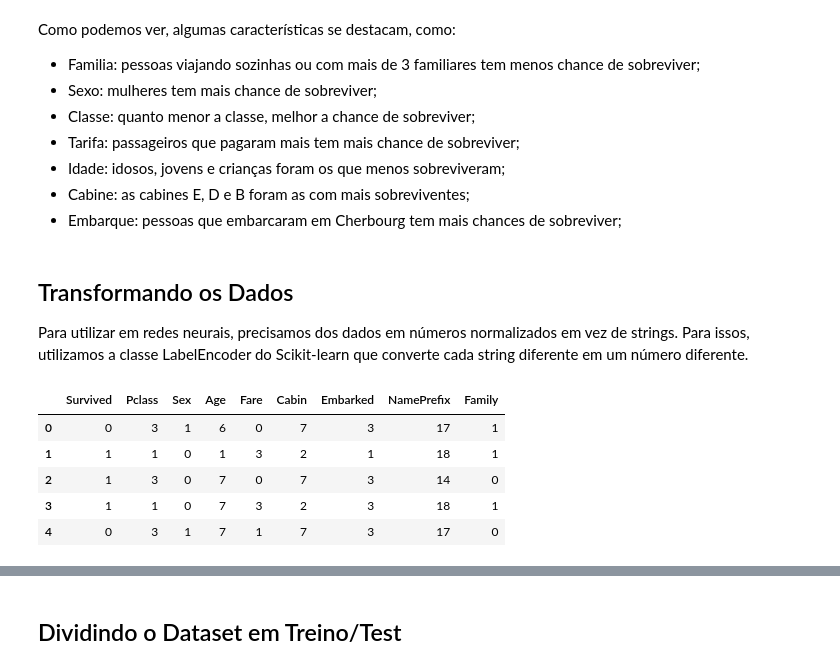
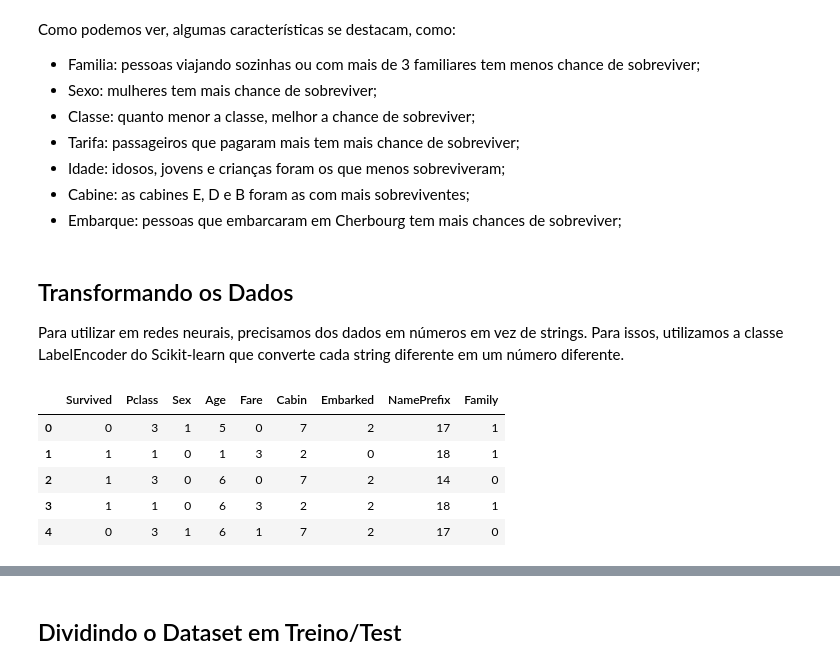
Before and after one commit to gnegrini/Titanic-com-Redes-Neurais, a Jupyter notebook: ANN_Titanic.ipynb, the cells around one changed output, grey strips where cells are left out. Saved outputs shown, nothing was run; the diff lists cells and outputs as text; code cells hidden in the pictures.

Commit message:
Otimizado Tratamento e Treinamento da Rede

```diff
--- a/ANN_Titanic.ipynb
+++ b/ANN_Titanic.ipynb
@@ -123,12 +153,12 @@ print data.Age.sort_values().unique()
 # %%
-# Preenchemos as idades ausentes com valores negativos para incluir na categoria "Desconhecido"
-data.Age = data.Age.fillna(-0.5)
+# Preenchemos as idades ausentes com valores negativos com a mediana
+data.Age = data.Age.fillna(28)
 
 # limites dos grupos
-bins = (-1, 0, 5, 12, 18, 25, 35, 60, 120)
+bins = (0, 5, 12, 18, 25, 35, 60, 120)
 
 #nomes dos grupos
-grupos = ['Desconhecido', 'Bebê'.decode('utf-8'), 'Criança'.decode('utf-8'), 'Adolescente',
+grupos = ['Bebê'.decode('utf-8'), 'Criança'.decode('utf-8'), 'Adolescente',
           'Jovem', 'Jovem Adulto', 'Adulto', 'Idoso']
 
 # Cada linha do dataframe tem um indice que a identifica.
@@ -211,0 +240,4 @@ data['Family'] = data['SibSp'] + data['Parch']
+# %%
+# Preenchendo valores ausentes
+print data['Embarked'].value_counts()
+data.Embarked = data.Embarked.fillna('S')
@@ -277,24 +314,24 @@ Como podemos ver, algumas características se destacam, como:
 # %% [markdown]
 ## Transformando os Dados
 
-Para utilizar em redes neurais, precisamos dos dados em números normalizados em vez de strings. Para issos, utilizamos a classe LabelEncoder do Scikit-learn que converte cada string diferente em um número diferente.
+Para utilizar em redes neurais, precisamos dos dados em números em vez de strings. Para issos, utilizamos a classe LabelEncoder do Scikit-learn que converte cada string diferente em um número diferente.
 # %%
 from sklearn import preprocessing
 def encode_features(data):
-    features = ['Fare', 'Cabin', 'Age', 'Sex', 'NamePrefix', 'Family', 'Embarked']
+    features = ['Fare', 'Age', 'Sex', 'Cabin', 'NamePrefix', 'Family', 'Embarked']
 
     for feature in features:
         le = preprocessing.LabelEncoder()
         le = le.fit(data[feature])
         data[feature] = le.transform(data[feature])
     return data
 
 data = encode_features(data)
 data.head()
 # %% [output]
 |  | Survived | Pclass | Sex | Age | Fare | Cabin | Embarked | NamePrefix | Family |
-| 0 | 0 | 3 | 1 | 6 | 0 | 7 | 3 | 17 | 1 |
-| 1 | 1 | 1 | 0 | 1 | 3 | 2 | 1 | 18 | 1 |
-| 2 | 1 | 3 | 0 | 7 | 0 | 7 | 3 | 14 | 0 |
-| 3 | 1 | 1 | 0 | 7 | 3 | 2 | 3 | 18 | 1 |
-| 4 | 0 | 3 | 1 | 7 | 1 | 7 | 3 | 17 | 0 |
+| 0 | 0 | 3 | 1 | 5 | 0 | 7 | 2 | 17 | 1 |
+| 1 | 1 | 1 | 0 | 1 | 3 | 2 | 0 | 18 | 1 |
+| 2 | 1 | 3 | 0 | 6 | 0 | 7 | 2 | 14 | 0 |
+| 3 | 1 | 1 | 0 | 6 | 3 | 2 | 2 | 18 | 1 |
+| 4 | 0 | 3 | 1 | 6 | 1 | 7 | 2 | 17 | 0 |
```
Also changed, not shown: parts of 24 cells of this notebook.
